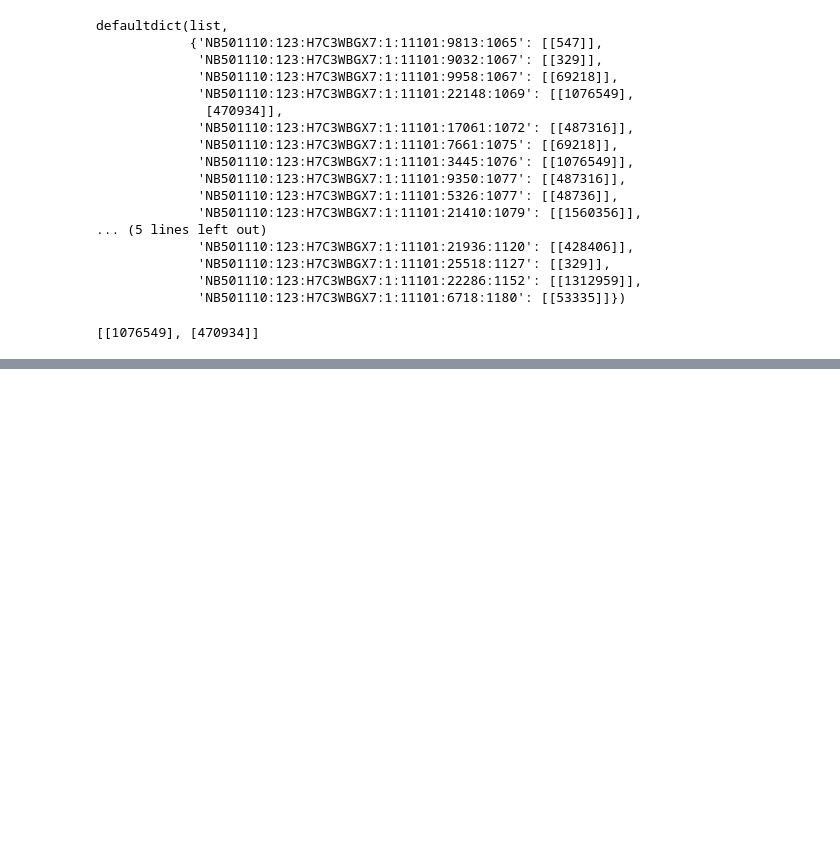
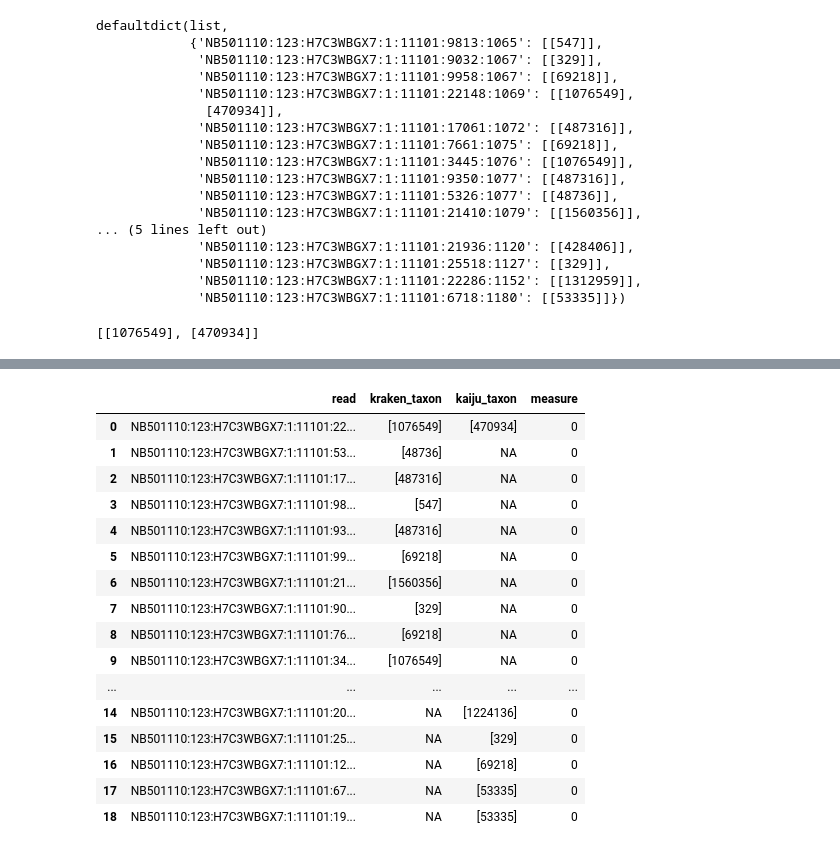
Before and after one commit to CamilaSilva1995/Proyecto_metagenomica, a Jupyter notebook: Proyecto1.ipynb, the cells around one changed output, grey strips where cells are left out. Saved outputs shown, nothing was run; the diff lists cells and outputs as text; code cells hidden in the pictures; blank space fills up the shorter version.

```diff
--- a/Proyecto1.ipynb
+++ b/Proyecto1.ipynb
@@ -127,10 +156,11 @@ dickaiju['NB501110:123:H7C3WBGX7:1:11101:22148:1069']
 # %%
 #merge_dicts(dicKraken, dicKaiju)
 # %%
+#Este for crea un diccionario, tomando todos los datos de ambos diccionarios, mi mostrando el taxon de read para ambos outputs.
 from itertools import chain
 from collections import defaultdict
 dic = defaultdict(list)
-for k, v in chain(dicKraken.items(), dicKaiju.items()):
+for k, v in chain(dickraken.items(), dickaiju.items()):
     dic[k].append(v)
 dic
 # %% [output]
@@ -160,0 +344,31 @@ dic['NB501110:123:H7C3WBGX7:1:11101:22148:1069']
+# %%
+def mergeDict(dict1, dict2):
+   #'Merge dictionaries and keep values of common keys in list'
+    keys1 = dict.keys(dict1)
+    keys2 = dict.keys(dict2)
+    interccion = keys1 & keys2
+    dif1 = keys1 - keys2
+    dif2 = keys2 - keys1
+    dicc = {"read":[],"kraken_taxon":[],"kaiju_taxon":[],"measure":[]}
+   #dic = {**dict1, **dict2}
+    for i in interccion:
+        dicc["read"].append(i)
+        dicc["kraken_taxon"].append(dict1[i])
+        dicc["kaiju_taxon"].append(dict2[i])
+        if dict1[i] == dict2[i]:
+            dicc["measure"].append(1)
+        dicc["measure"].append(0)
+    for i in dif1:
+        dicc["read"].append(i)
+        dicc["kraken_taxon"].append(dict1[i])
+        dicc["kaiju_taxon"].append('NA')
+        dicc["measure"].append(0)
+    for i in dif2:
+        dicc["read"].append(i)
+        dicc["kraken_taxon"].append('NA')
+        dicc["kaiju_taxon"].append(dict2[i])
+        dicc["measure"].append(0)
+    return dicc
+# Merge dictionaries and add values of common keys in a list
+dicc = mergeDict(dickraken, dickaiju)
+dicc
@@ -160,0 +393,22 @@ dic['NB501110:123:H7C3WBGX7:1:11101:22148:1069']
+# %%
+#convierte el diccionario en data frame
+dfdicc = pd.DataFrame(dicc)
+dfdicc
+# %% [output]
+|  | read | kraken_taxon | kaiju_taxon | measure |
+| 0 | NB501110:123:H7C3WBGX7:1:11101:22... | [1076549] | [470934] | 0 |
+| 1 | NB501110:123:H7C3WBGX7:1:11101:53... | [48736] | NA | 0 |
+| 2 | NB501110:123:H7C3WBGX7:1:11101:17... | [487316] | NA | 0 |
+| 3 | NB501110:123:H7C3WBGX7:1:11101:98... | [547] | NA | 0 |
+| 4 | NB501110:123:H7C3WBGX7:1:11101:93... | [487316] | NA | 0 |
+| 5 | NB501110:123:H7C3WBGX7:1:11101:99... | [69218] | NA | 0 |
+| 6 | NB501110:123:H7C3WBGX7:1:11101:21... | [1560356] | NA | 0 |
+| 7 | NB501110:123:H7C3WBGX7:1:11101:90... | [329] | NA | 0 |
+| 8 | NB501110:123:H7C3WBGX7:1:11101:76... | [69218] | NA | 0 |
+| 9 | NB501110:123:H7C3WBGX7:1:11101:34... | [1076549] | NA | 0 |
+| ... | ... | ... | ... | ... |
+| 14 | NB501110:123:H7C3WBGX7:1:11101:20... | NA | [1224136] | 0 |
+| 15 | NB501110:123:H7C3WBGX7:1:11101:25... | NA | [329] | 0 |
+| 16 | NB501110:123:H7C3WBGX7:1:11101:12... | NA | [69218] | 0 |
+| 17 | NB501110:123:H7C3WBGX7:1:11101:67... | NA | [53335] | 0 |
+| 18 | NB501110:123:H7C3WBGX7:1:11101:19... | NA | [53335] | 0 |
```
Also changed, not shown: parts of 15 cells of this notebook.
